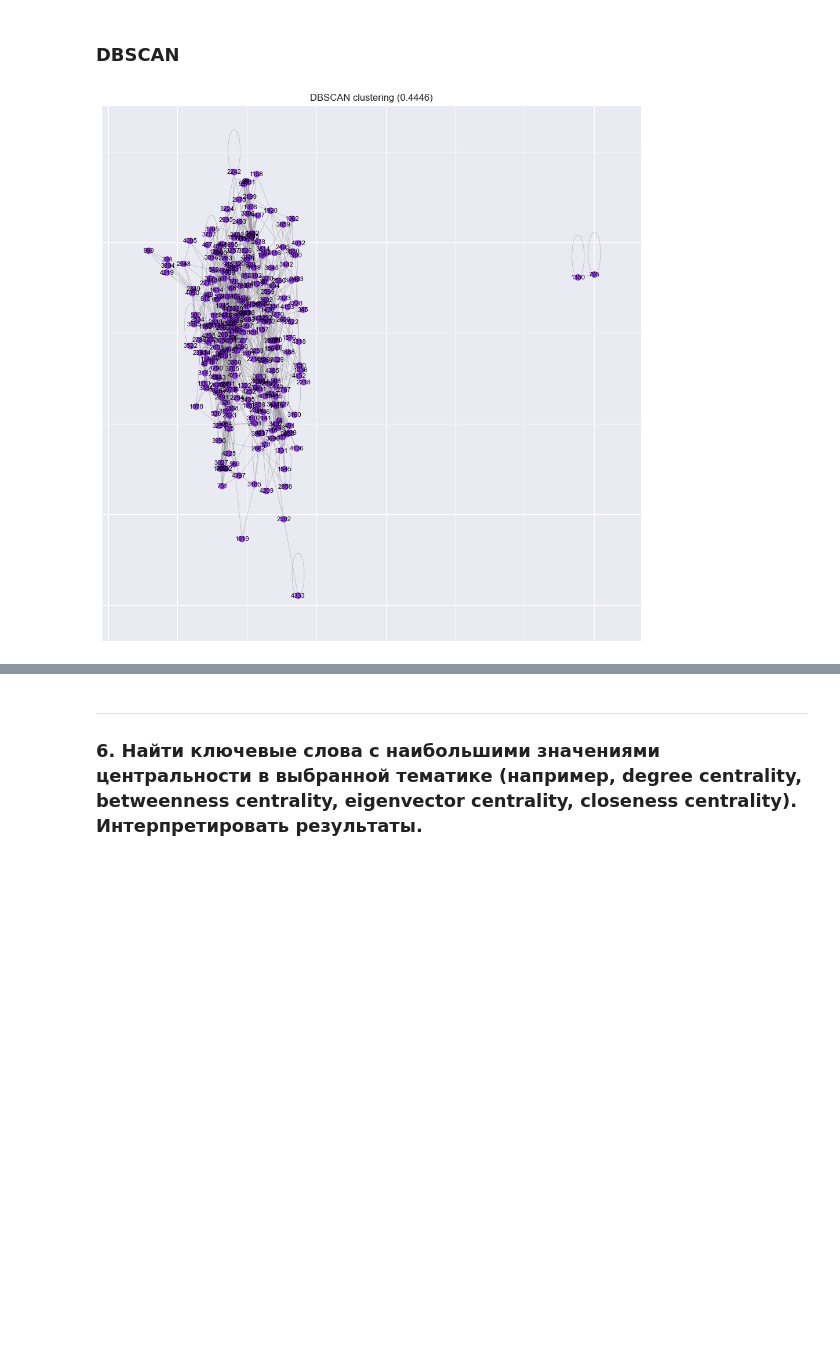
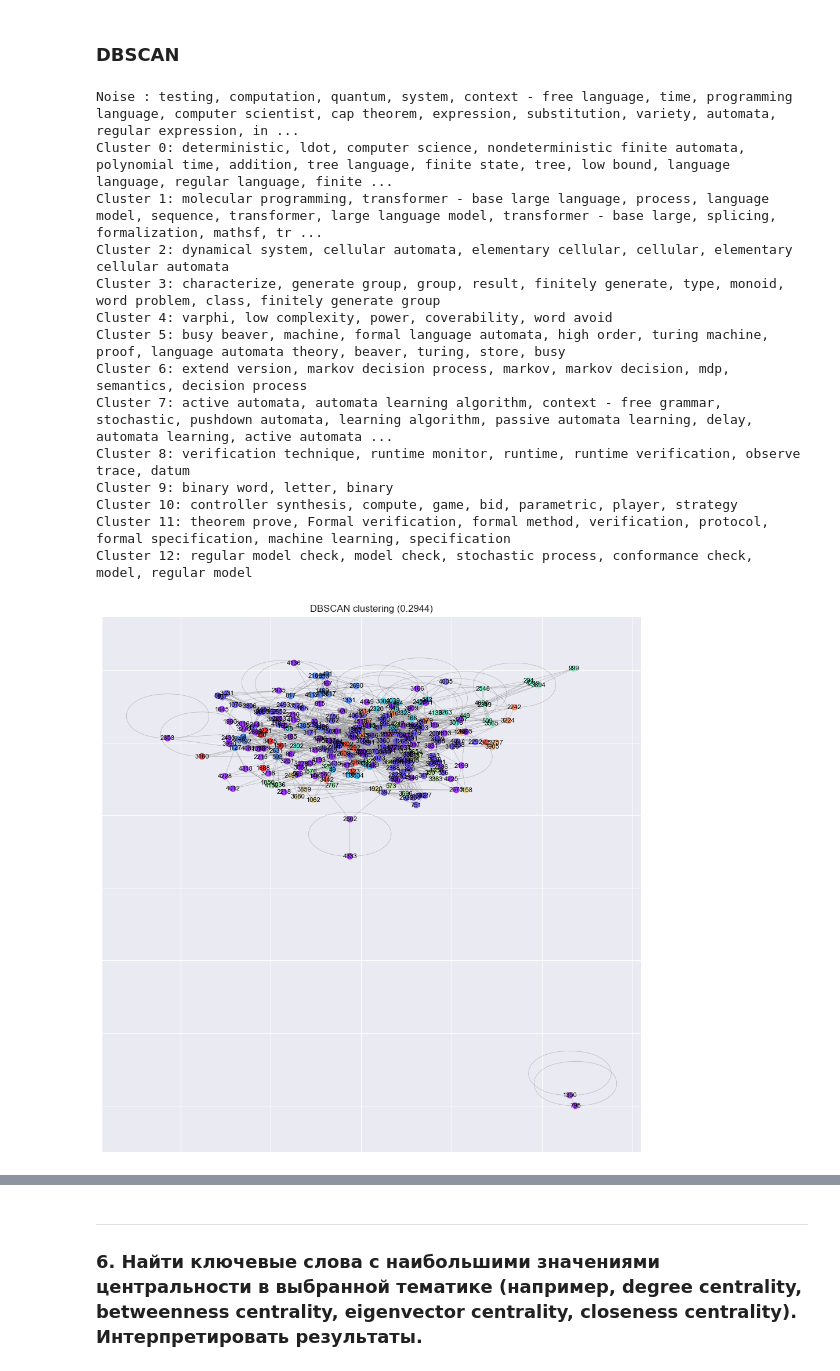
Before and after one commit to HuTao1Love/DataAnalysis, a Jupyter notebook: lab-1/main.ipynb, the cells around one changed output, grey strips where cells are left out. Cells and saved outputs as stored; diff of their text form; code cells hidden in the pictures; blank space fills up the shorter version.

```diff
--- a/lab-1/main.ipynb
+++ b/lab-1/main.ipynb
@@ -614,9 +619,7 @@ for _, row in filtered_points.iterrows():
 for _, row in links_2.iterrows():
     G.add_edge(row['source'], row['target'], weight=row['value'])
 
-G = G.subgraph([node for node in G.nodes() if G.degree(node) >= 2])
-
-partition = community_louvain.best_partition(G)
+partition = community_louvain.best_partition(G, random_state=42)
 
 modularity = community_louvain.modularity(partition, G)
 node_colors = [partition[node] for node in G.nodes()]
@@ -651,7 +654,9 @@ cluster_info = {}
 for node, cluster in zip(G.nodes(), labels):
     cluster_info.setdefault(cluster, []).append(G.nodes[node]['label'])
 
-for cluster, keywords in cluster_info.items():
+filtered_cluster_info = {cluster: keywords for cluster, keywords in cluster_info.items() if len(keywords) > 1}
+
+for cluster, keywords in sorted(filtered_cluster_info.items(), key=lambda item: item[0]):
     print(f"Cluster {cluster}: {', '.join(keywords)}")
 
 node_cluster = {node: label for node, label in zip(G.nodes(), labels)}
@@ -698,36 +723,53 @@ G_with_all_links = G_with_all_links.subgraph([node for node in G_with_all_links.
 
 adj_matrix = nx.to_numpy_array(G_with_all_links, weight='weight')
 cosine_sim = cosine_similarity(adj_matrix)
-dist_matrix = np.abs(1 - cosine_sim)
 
-dbscan = DBSCAN(metric="precomputed", eps=0.1, min_samples=5)
-labels = dbscan.fit_predict(dist_matrix)
+dbscan = DBSCAN(metric="precomputed", eps=0.8, min_samples=5)
+labels = dbscan.fit_predict((1 - cosine_sim.clip(0, 1)) * 1.5)
 # %%
 node_colors = labels
 m = G_with_all_links.size(weight='weight')
 partition = {node: label for node, label in zip(G_with_all_links.nodes(), labels)}
 degrees = dict(G_with_all_links.degree(weight='weight'))
 
 Q = 0.0
 for u, v, data in G_with_all_links.edges(data=True):
     weight = data['weight'] if 'weight' in data else 1
     if partition[u] == partition[v]:
         expected_weight = (degrees[u] * degrees[v]) / (2 * m)
         Q += weight - expected_weight
 Q /= (2 * m)
 
 cluster_info = {}
 for node, cluster in zip(G_with_all_links.nodes(), labels):
     cluster_info.setdefault(cluster, []).append(G_with_all_links.nodes[node]['label'])
 
+filtered_cluster_info = {cluster: keywords for cluster, keywords in cluster_info.items() if len(keywords) > 1}
+
+for cluster, keywords in sorted(filtered_cluster_info.items(), key=lambda item: item[0]):
+    print(f"{'Cluster' if cluster != -1 else 'Noise'} {cluster if cluster != -1 else ''}: {', '.join(keywords)}")
 
 plt.figure(figsize=(12, 12))
 pos = nx.spring_layout(G_with_all_links)
 
 nx.draw_networkx_nodes(G_with_all_links, pos, node_color=node_colors, cmap=plt.cm.rainbow, node_size=50, alpha=0.7)
 nx.draw_networkx_edges(G_with_all_links, pos, width=0.5, alpha=0.5, edge_color='gray')
 nx.draw_networkx_labels(G_with_all_links, pos, font_size=8, font_color='black')
 plt.title(f"DBSCAN clustering ({Q:.4f})")
 plt.show()
 # %% [output]
+Noise : testing, computation, quantum, system, context - free language, time, programming language, computer scientist, cap theorem, expression, substitution, variety, automata, regular expression, in ...
+Cluster 0: deterministic, ldot, computer science, nondeterministic finite automata, polynomial time, addition, tree language, finite state, tree, low bound, language language, regular language, finite ...
+Cluster 1: molecular programming, transformer - base large language, process, language model, sequence, transformer, large language model, transformer - base large, splicing, formalization, mathsf, tr ...
+Cluster 2: dynamical system, cellular automata, elementary cellular, cellular, elementary cellular automata
+Cluster 3: characterize, generate group, group, result, finitely generate, type, monoid, word problem, class, finitely generate group
+Cluster 4: varphi, low complexity, power, coverability, word avoid
+Cluster 5: busy beaver, machine, formal language automata, high order, turing machine, proof, language automata theory, beaver, turing, store, busy
+Cluster 6: extend version, markov decision process, markov, markov decision, mdp, semantics, decision process
+Cluster 7: active automata, automata learning algorithm, context - free grammar, stochastic, pushdown automata, learning algorithm, passive automata learning, delay, automata learning, active automata ...
+Cluster 8: verification technique, runtime monitor, runtime, runtime verification, observe trace, datum
+Cluster 9: binary word, letter, binary
+Cluster 10: controller synthesis, compute, game, bid, parametric, player, strategy
+Cluster 11: theorem prove, Formal verification, formal method, verification, protocol, formal specification, machine learning, specification
+Cluster 12: regular model check, model check, stochastic process, conformance check, model, regular model
-[figure, old version]
+[figure, new version]
```
Also changed, not shown: parts of 13 cells of this notebook.
